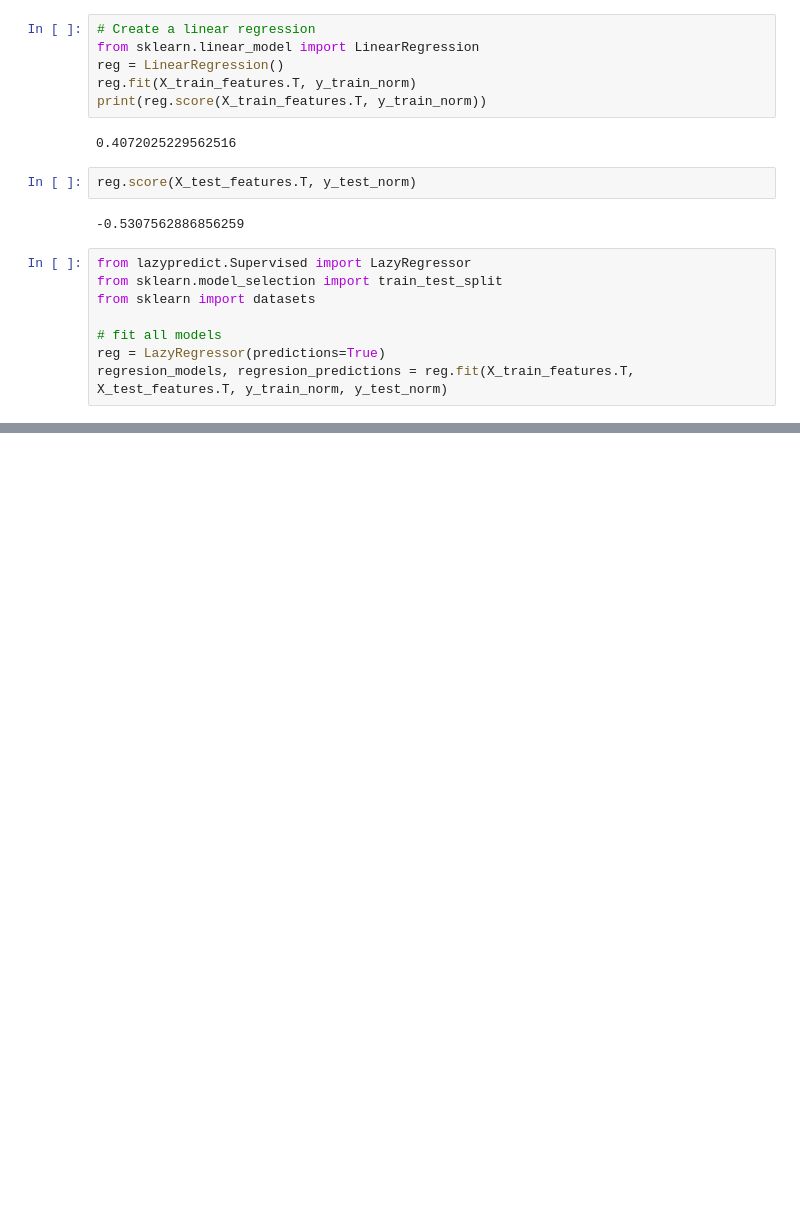
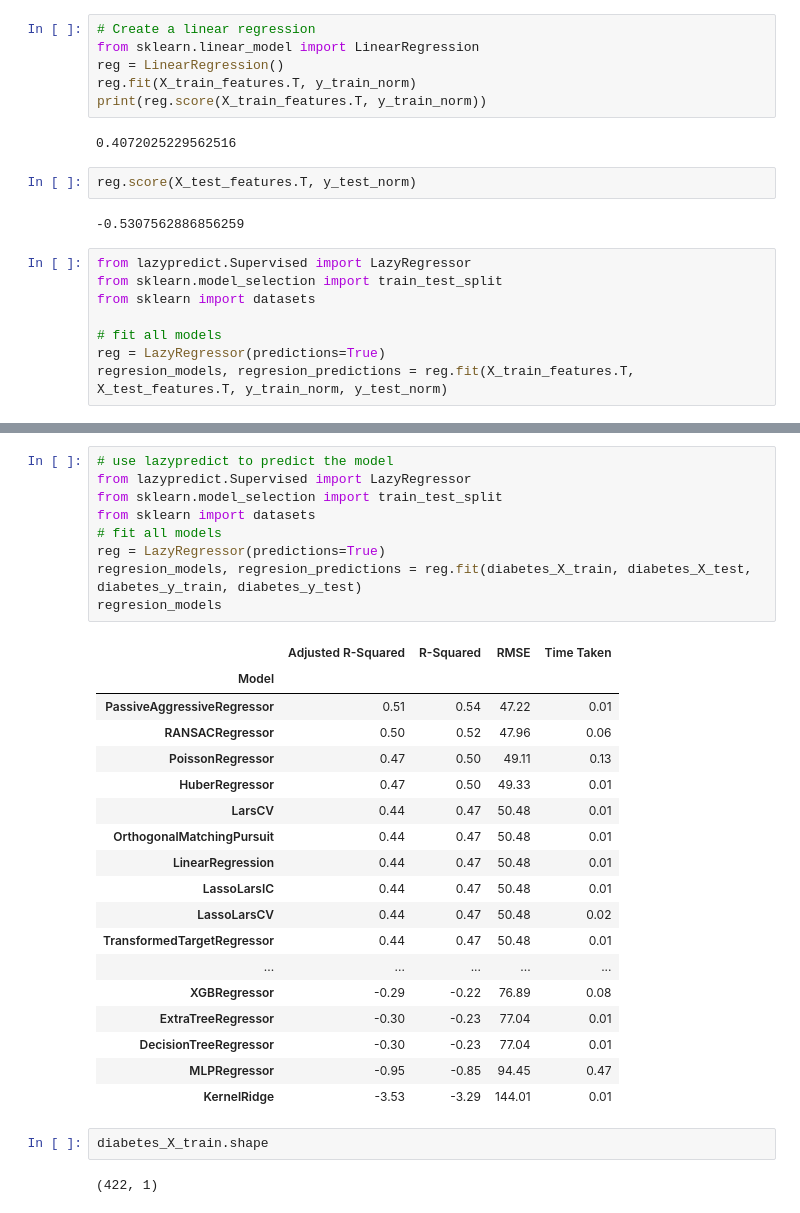
Before and after one commit to EjbejaranosAI/IHLT, a Jupyter notebook: final_project/FinalProject.ipynb, the cells around one changed output, grey strips where cells are left out. Saved outputs shown, nothing was run; the diff lists cells and outputs as text; blank space fills up the shorter version.

```diff
--- a/final_project/FinalProject.ipynb
+++ b/final_project/FinalProject.ipynb
@@ -496,0 +673,32 @@ regresion_models
+# %%
+# use lazypredict to predict the model
+from lazypredict.Supervised import LazyRegressor
+from sklearn.model_selection import train_test_split
+from sklearn import datasets
+# fit all models
+reg = LazyRegressor(predictions=True)
+regresion_models, regresion_predictions = reg.fit(diabetes_X_train, diabetes_X_test, diabetes_y_train, diabetes_y_test)
+regresion_models
+# %% [output]
+|  | Adjusted R-Squared | R-Squared | RMSE | Time Taken |
+| Model |  |  |  |  |
+| PassiveAggressiveRegressor | 0.51 | 0.54 | 47.22 | 0.01 |
+| RANSACRegressor | 0.50 | 0.52 | 47.96 | 0.06 |
+| PoissonRegressor | 0.47 | 0.50 | 49.11 | 0.13 |
+| HuberRegressor | 0.47 | 0.50 | 49.33 | 0.01 |
+| LarsCV | 0.44 | 0.47 | 50.48 | 0.01 |
+| OrthogonalMatchingPursuit | 0.44 | 0.47 | 50.48 | 0.01 |
+| LinearRegression | 0.44 | 0.47 | 50.48 | 0.01 |
+| LassoLarsIC | 0.44 | 0.47 | 50.48 | 0.01 |
+| LassoLarsCV | 0.44 | 0.47 | 50.48 | 0.02 |
+| TransformedTargetRegressor | 0.44 | 0.47 | 50.48 | 0.01 |
+| ... | ... | ... | ... | ... |
+| XGBRegressor | -0.29 | -0.22 | 76.89 | 0.08 |
+| ExtraTreeRegressor | -0.30 | -0.23 | 77.04 | 0.01 |
+| DecisionTreeRegressor | -0.30 | -0.23 | 77.04 | 0.01 |
+| MLPRegressor | -0.95 | -0.85 | 94.45 | 0.47 |
+| KernelRidge | -3.53 | -3.29 | 144.01 | 0.01 |
+# %%
+diabetes_X_train.shape
+# %% [output]
+(422, 1)
```
Also changed, not shown: parts of 21 cells of this notebook, 3 other files.
